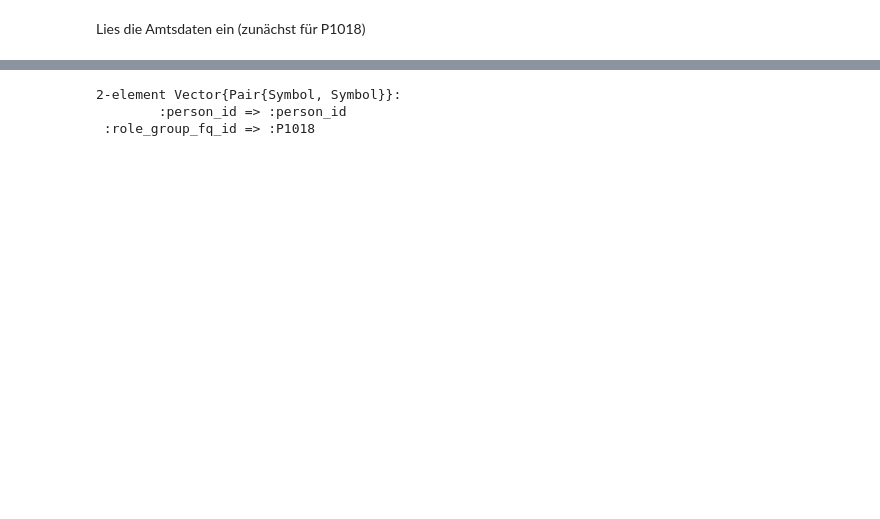
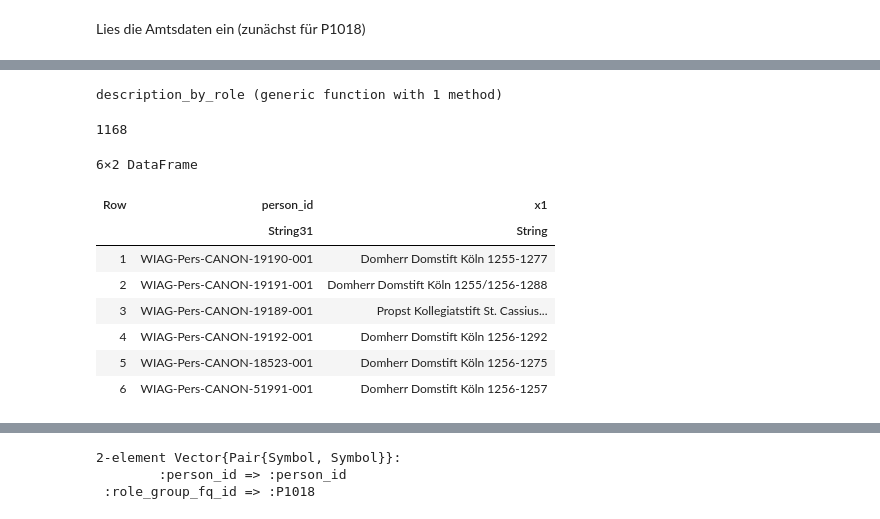
Before and after one commit to WIAG-ADW-GOE/WIAGweb2, a Jupyter notebook: aux/Csv2FactGrid-create.ipynb, the cells around one changed output, grey strips where cells are left out. Cells and saved outputs as stored; diff of their text form; code cells hidden in the pictures; blank space fills up the shorter version.

```diff
--- a/aux/Csv2FactGrid-create.ipynb
+++ b/aux/Csv2FactGrid-create.ipynb
@@ -50,6 +52,6 @@ nrow(df_person)
 # %% [markdown]
 Lies die Amtsdaten ein (zunächst für P1018)
 # %%
-input_file = "WIAG-can-roles_2023-12-13.csv"
+input_file = "WIAG-Köln-roles_2023-12-18.csv"
 input_path_file = joinpath(input_path, input_file)
 # %% [output]
@@ -80,0 +68,23 @@ names(df_role_all)
+# %%
+function describe_role(role)
+    inst_or_dioc = !ismissing(role[:institution]) ? role[:institution] : role[:diocese]
+
+    date_info = ""
+    if !ismissing(role[:date_begin]) && !ismissing(role[:date_end])
+        date_info = role[:date_begin] * "-" * role[:date_end]
+    elseif !ismissing(role[:date_begin])
+        date_info = role[:date_begin]
+    elseif !ismissing(role[:date_end])
+        date_info = "bis " * role[:date_end]
+    end
+
+    description = role[:name]
+    if !ismissing(inst_or_dioc)
+        description *= " " * inst_or_dioc
+    end
+    if date_info != ""
+        description *= " " * date_info
+    end
+
+    return description
+end
@@ -80,0 +138,32 @@ names(df_role_all)
+# %%
+function description_by_role(df)
+    N_ROLE_4_DESCRIPTION = 2
+    df_s = sort(df, [:date_sort_key], rev = true)
+    df_s = sort(df_s, [:role_group_fq_id], lt = lt_rg_fq_id, alg = MergeSort)
+    description_list = String[]
+    for row in eachrow(df_s)
+        push!(description_list, describe_role(row))
+    end
+    head_list = first(unique(description_list), N_ROLE_4_DESCRIPTION)
+    return join(head_list, ", ")
+end
+# %% [output]
+description_by_role (generic function with 1 method)
+# %%
+dfg_role_all = groupby(df_role_all, [:person_id]);
+df_role_description = combine(dfg_role_all, description_by_role);
+nrow(df_role_description)
+# %% [output]
+1168
+# %%
+df_role_description[200:205, :]
+# %% [output]
+6×2 DataFrame
+| Row | person_id | x1 |
+|  | String31 | String |
+| 1 | WIAG-Pers-CANON-19190-001 | Domherr Domstift Köln 1255-1277 |
+| 2 | WIAG-Pers-CANON-19191-001 | Domherr Domstift Köln 1255/1256-1288 |
+| 3 | WIAG-Pers-CANON-19189-001 | Propst Kollegiatstift St. Cassius... |
+| 4 | WIAG-Pers-CANON-19192-001 | Domherr Domstift Köln 1256-1292 |
+| 5 | WIAG-Pers-CANON-18523-001 | Domherr Domstift Köln 1256-1275 |
+| 6 | WIAG-Pers-CANON-51991-001 | Domherr Domstift Köln 1256-1257 |
```
Also changed, not shown: parts of 32 cells of this notebook, 2 other files.
